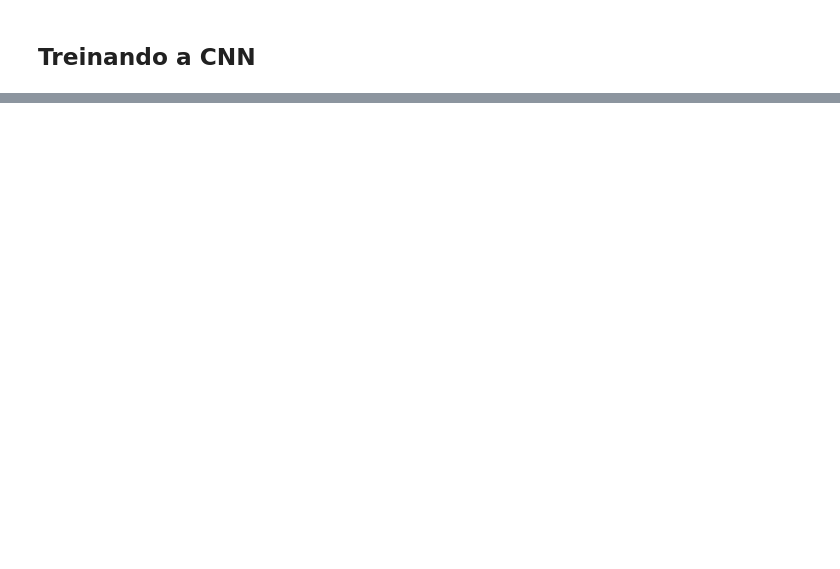
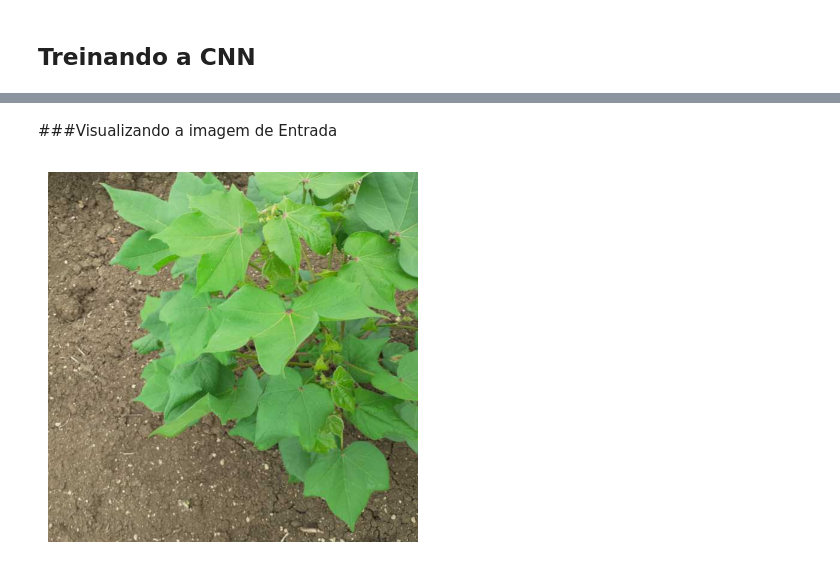
Before and after one commit to RianGBispo/Previs-o-de-doen-as-do-algod-o, a Jupyter notebook: Cotton.ipynb, the cells around one changed output, grey strips where cells are left out. Drawn from its saved outputs; the diff is of its cells as text; code cells hidden in the pictures; blank space fills up the shorter version.

```diff
--- a/Cotton.ipynb
+++ b/Cotton.ipynb
@@ -189,0 +310,14 @@ _________________________________________________________________
+# %% [markdown]
+###Visualizando a imagem de Entrada
+# %%
+import matplotlib.image as mpimg
+
+# Carregar a imagem usando a função imread do matplotlib.image
+imagem = mpimg.imread('Cotton Disease/test/diseased cotton plant/dd (176)_iaip.jpg')
+
+# Exibir a imagem usando a função imshow do matplotlib.pyplot
+plt.imshow(imagem)
+plt.axis('off')  # Desligar os eixos para uma exibição mais limpa (opcional)
+plt.show()
+# %% [output]
+[figure, added]
```
Also changed, not shown: parts of 18 cells of this notebook, 1 other file.
